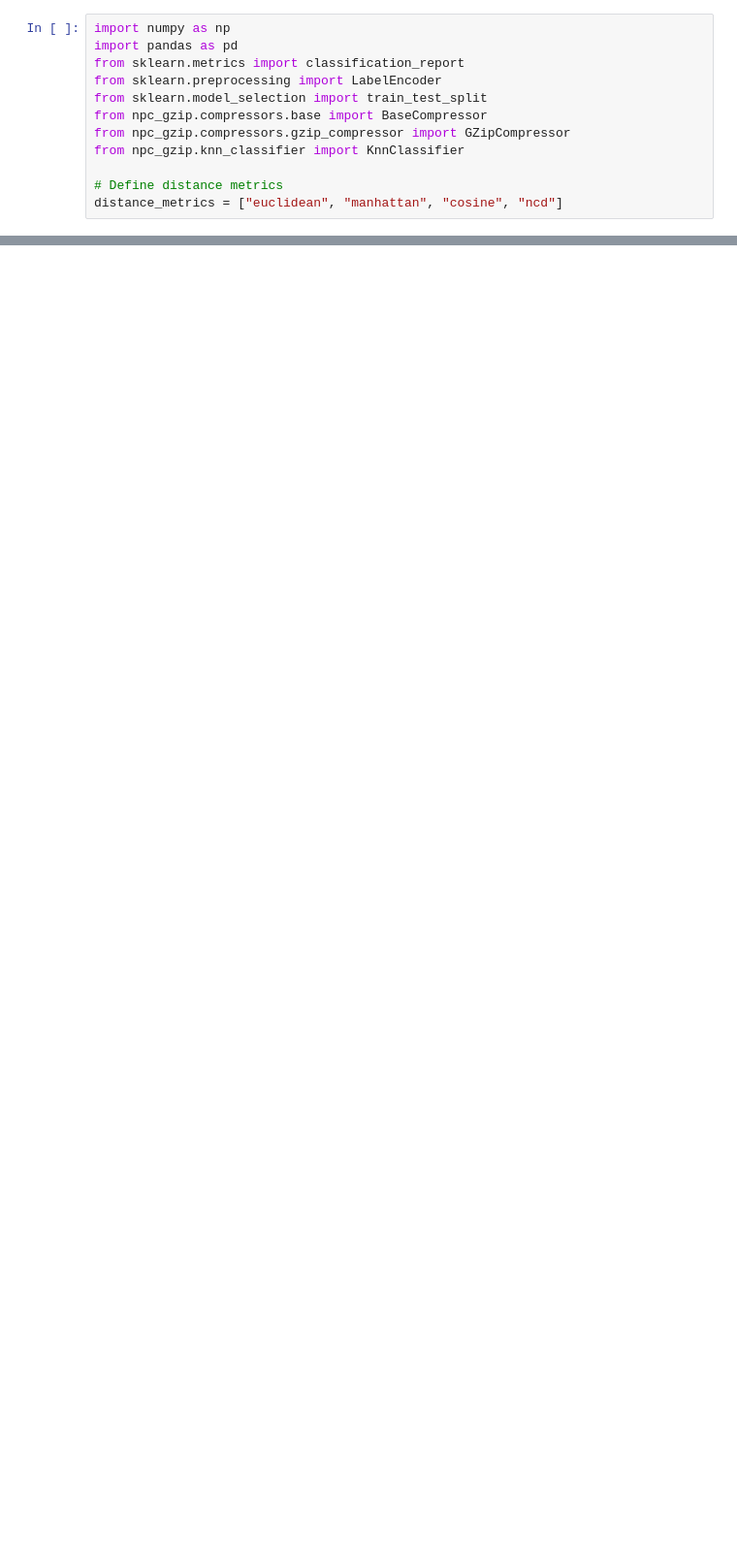
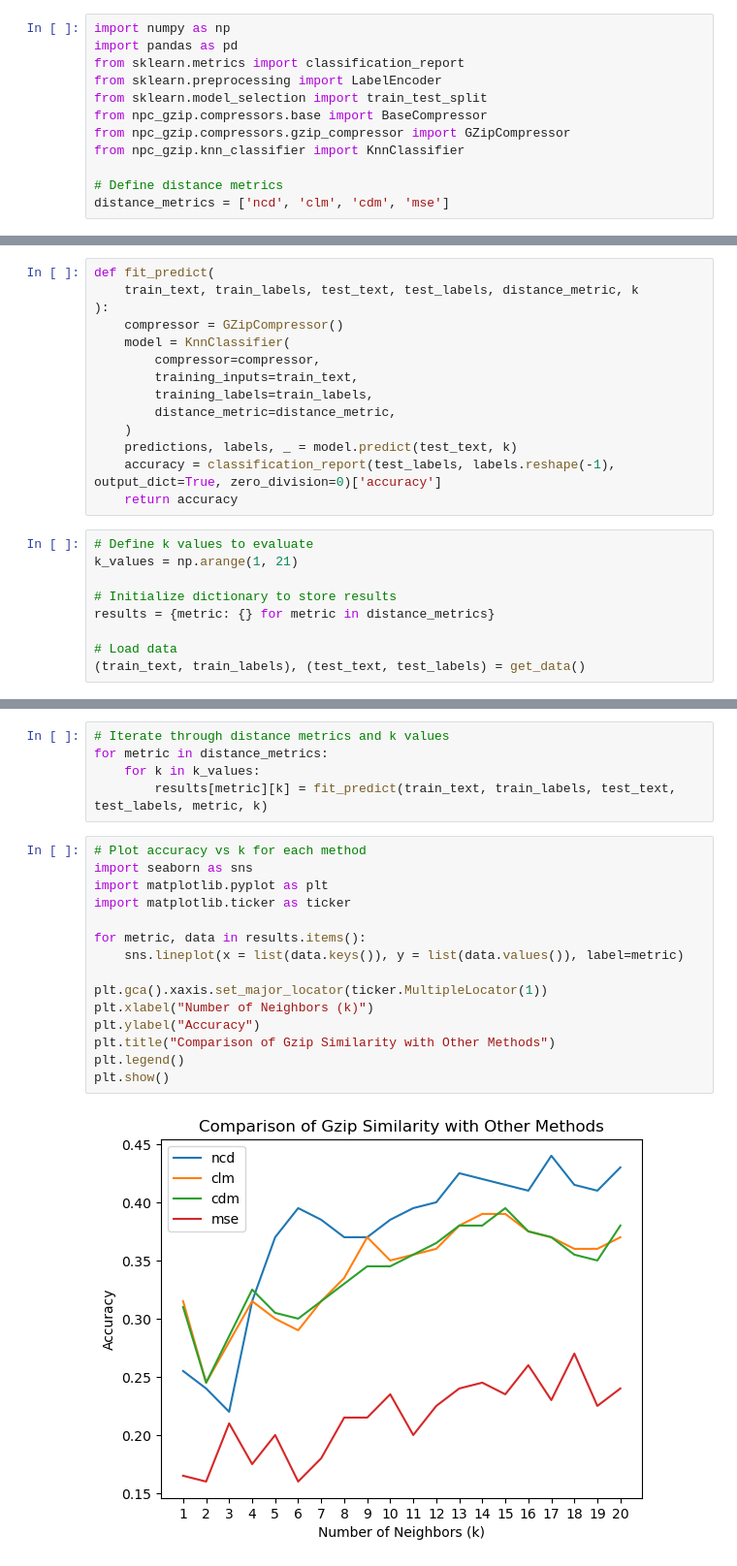
Before and after one commit to Kiyotaka86/compression_text_classification, a Jupyter notebook: part2/part2.ipynb, the cells around one changed output, grey strips where cells are left out. Shown at 97% size. Cells and saved outputs as stored; diff of their text form; blank space fills up the shorter version.

```diff
--- a/part2/part2.ipynb
+++ b/part2/part2.ipynb
@@ -9,5 +13,5 @@ from npc_gzip.compressors.gzip_compressor import GZipCompressor
 from npc_gzip.knn_classifier import KnnClassifier
 
 # Define distance metrics
-distance_metrics = ["euclidean", "manhattan", "cosine", "ncd"]
+distance_metrics = ['ncd', 'clm', 'cdm', 'mse']
 # %%
@@ -78,0 +43,23 @@ def get_data(test_size=0.2):
+# %%
+def fit_predict(
+    train_text, train_labels, test_text, test_labels, distance_metric, k
+):
+    compressor = GZipCompressor()
+    model = KnnClassifier(
+        compressor=compressor,
+        training_inputs=train_text,
+        training_labels=train_labels,
+        distance_metric=distance_metric,
+    )
+    predictions, labels, _ = model.predict(test_text, k)
+    accuracy = classification_report(test_labels, labels.reshape(-1), output_dict=True, zero_division=0)['accuracy']
+    return accuracy
+# %%
+# Define k values to evaluate
+k_values = np.arange(1, 21)
+
+# Initialize dictionary to store results
+results = {metric: {} for metric in distance_metrics}
+
+# Load data
+(train_text, train_labels), (test_text, test_labels) = get_data()
@@ -78,0 +74,22 @@ def get_data(test_size=0.2):
+# %%
+# Iterate through distance metrics and k values
+for metric in distance_metrics:
+    for k in k_values:
+        results[metric][k] = fit_predict(train_text, train_labels, test_text, test_labels, metric, k)
+# %%
+# Plot accuracy vs k for each method
+import seaborn as sns
+import matplotlib.pyplot as plt
+import matplotlib.ticker as ticker
+
+for metric, data in results.items():
+    sns.lineplot(x = list(data.keys()), y = list(data.values()), label=metric)
+
+plt.gca().xaxis.set_major_locator(ticker.MultipleLocator(1))
+plt.xlabel("Number of Neighbors (k)")
+plt.ylabel("Accuracy")
+plt.title("Comparison of Gzip Similarity with Other Methods")
+plt.legend()
+plt.show()
+# %% [output]
+[figure, added]
```
Also changed, not shown: parts of 21 cells of this notebook, 1 other file.
